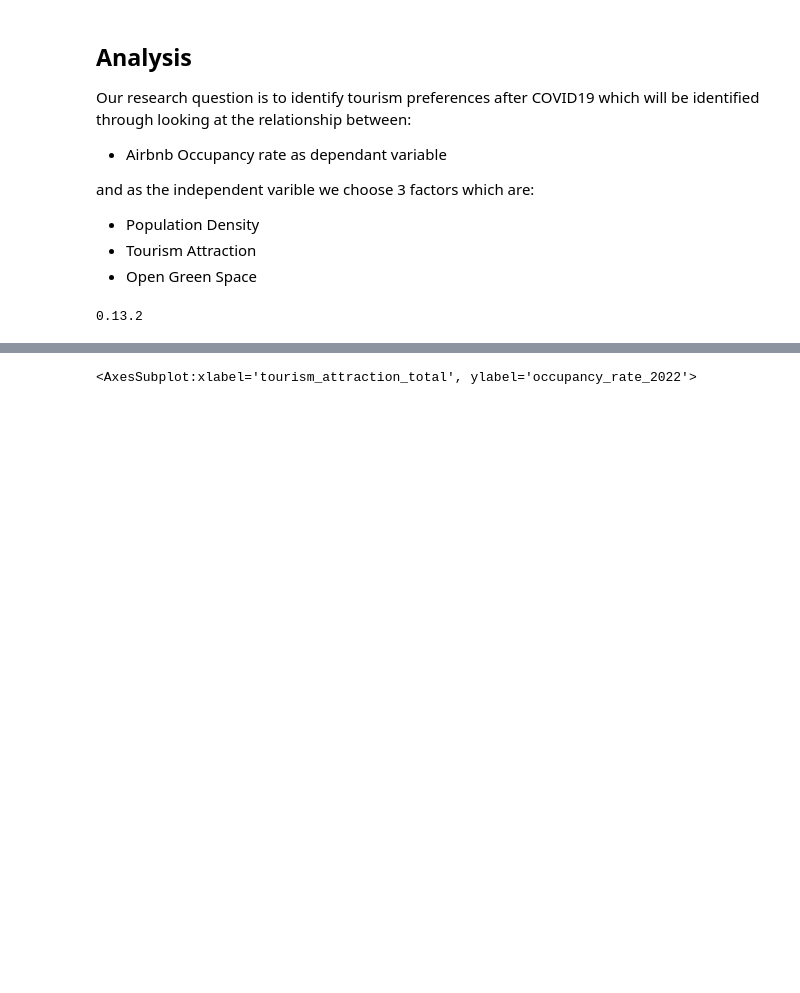
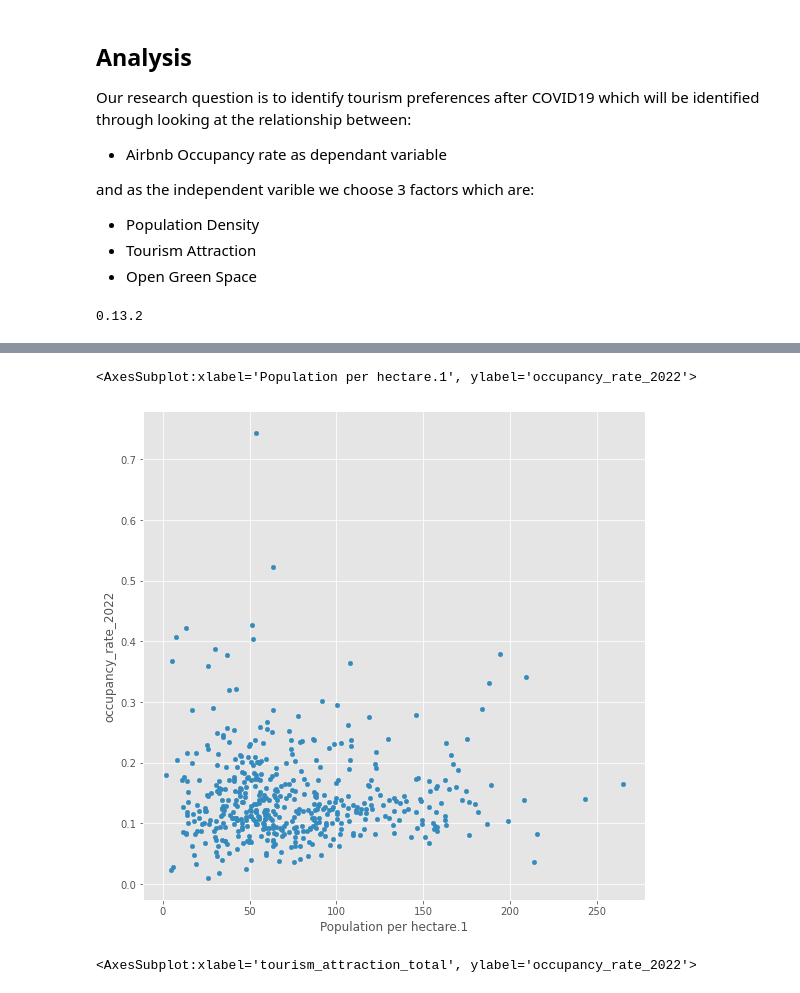
Before and after one commit to JinJiang22/fsds_GroupWork, a Jupyter notebook: independent_var.ipynb, the cells around one changed output, grey strips where cells are left out. Cells and saved outputs as stored; diff of their text form; code cells hidden in the pictures; blank space fills up the shorter version.

```diff
--- a/independent_var.ipynb
+++ b/independent_var.ipynb
@@ -1008,3 +1019,9 @@ df
+# %%
+# plot the result
+df.plot(kind='scatter', x='Population per hectare.1', y='occupancy_rate_2022', figsize=(9, 9))
+# %% [output]
+<AxesSubplot:xlabel='Population per hectare.1', ylabel='occupancy_rate_2022'>
+[figure, added]
 # %%
 # plot the result
 df.plot(kind='scatter', x='tourism_attraction_total', y='occupancy_rate_2022', figsize=(9, 9))
```
Also changed, not shown: parts of 9 cells of this notebook, 1 other file.
